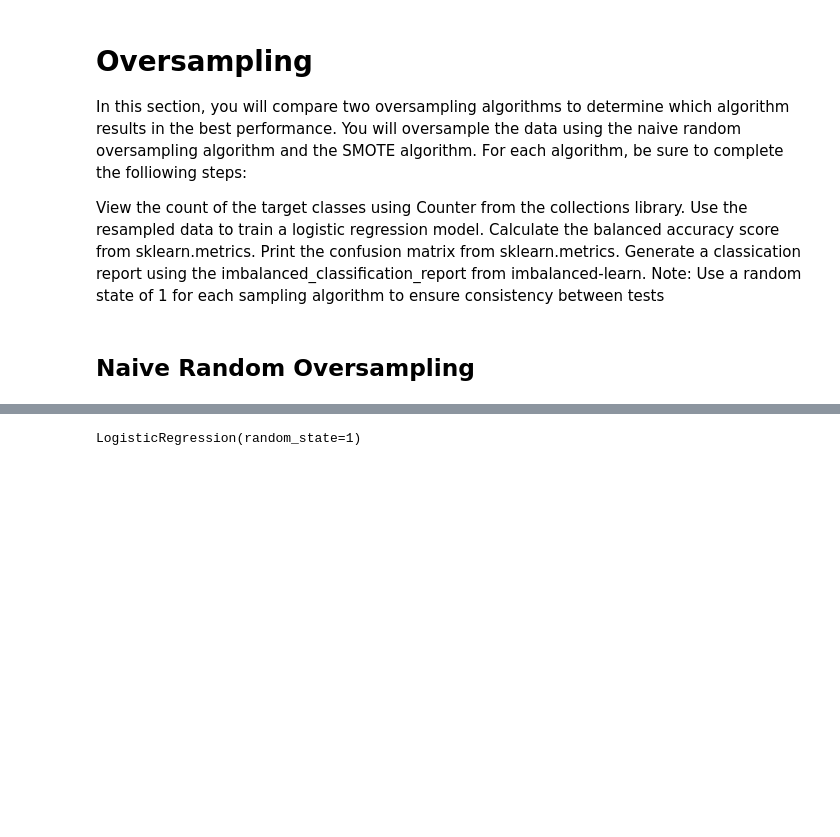
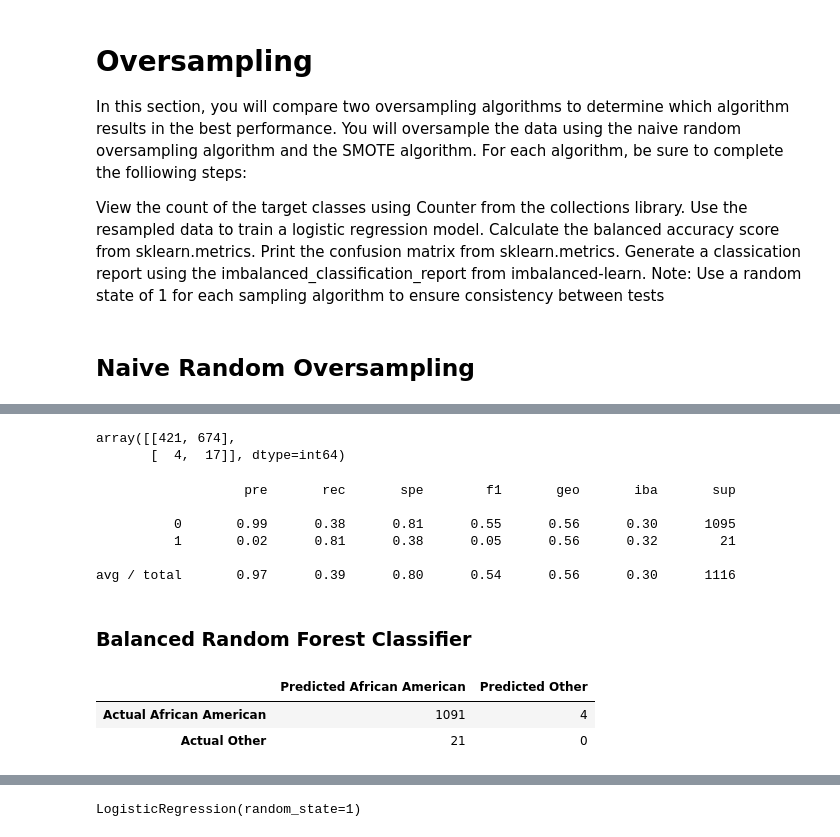
Before and after one commit to kannguyen1210/final-project-group-7, a Jupyter notebook: test_final_notebook.ipynb, the cells around one changed output, grey strips where cells are left out. Cells and saved outputs as stored; diff of their text form; code cells hidden in the pictures; blank space fills up the shorter version.

```diff
--- a/test_final_notebook.ipynb
+++ b/test_final_notebook.ipynb
@@ -93,3 +240,8 @@ model = SVC(kernel='linear')
+# %%
+from sklearn.linear_model import LogisticRegression
+classifier = LogisticRegression(solver='lbfgs',
+   max_iter=300,
+   random_state=1)
 # %%
-model.fit(X_train, y_train)
+classifier.fit(X_train, y_train)
 # %% [output]
@@ -145,0 +359,43 @@ Note: Use a random state of 1 for each sampling algorithm to ensure consistency
+# %%
+# Display the confusion matrix
+confusion_matrix(y_test, y_pred)
+# %% [output]
+array([[421, 674],
+       [  4,  17]], dtype=int64)
+# %%
+# Print the imbalanced classification report
+print(classification_report_imbalanced(y_test, y_pred))
+# %% [output]
+                   pre       rec       spe        f1       geo       iba       sup
+
+          0       0.99      0.38      0.81      0.55      0.56      0.30      1095
+          1       0.02      0.81      0.38      0.05      0.56      0.32        21
+
+avg / total       0.97      0.39      0.80      0.54      0.56      0.30      1116
+# %% [markdown]
+### Balanced Random Forest Classifier
+# %%
+# Resample the training data with the BalancedRandomForestClassifier
+from sklearn.ensemble import RandomForestClassifier
+rf_model = RandomForestClassifier(n_estimators=100, random_state=28)
+rf_model = rf_model.fit(X_train, y_train)
+# %%
+# Calculated the balanced accuracy score
+from sklearn.metrics import balanced_accuracy_score
+
+y_pred = rf_model.predict(X_test)
+acc_score = balanced_accuracy_score(y_test, y_pred)
+# %%
+# Display the confusion matrix
+from sklearn.metrics import confusion_matrix
+cm = confusion_matrix(y_test, y_pred)
+
+# Create df for confusion matrix
+cm_df = pd.DataFrame(
+    cm, index=["Actual African American", "Actual Other"], columns=["Predicted African American", "Predicted Other"])
+
+cm_df
+# %% [output]
+|  | Predicted African American | Predicted Other |
+| Actual African American | 1091 | 4 |
+| Actual Other | 21 | 0 |
```
Also changed, not shown: parts of 280 cells of this notebook, 16 other files.
